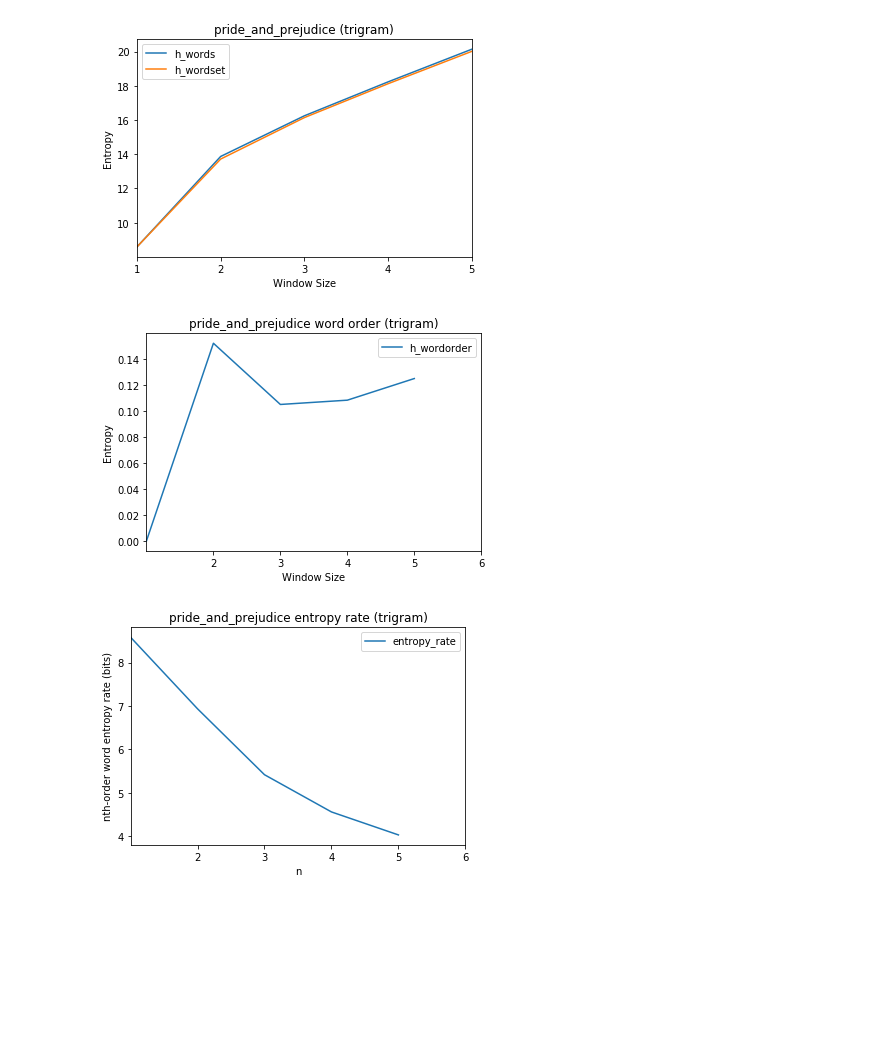
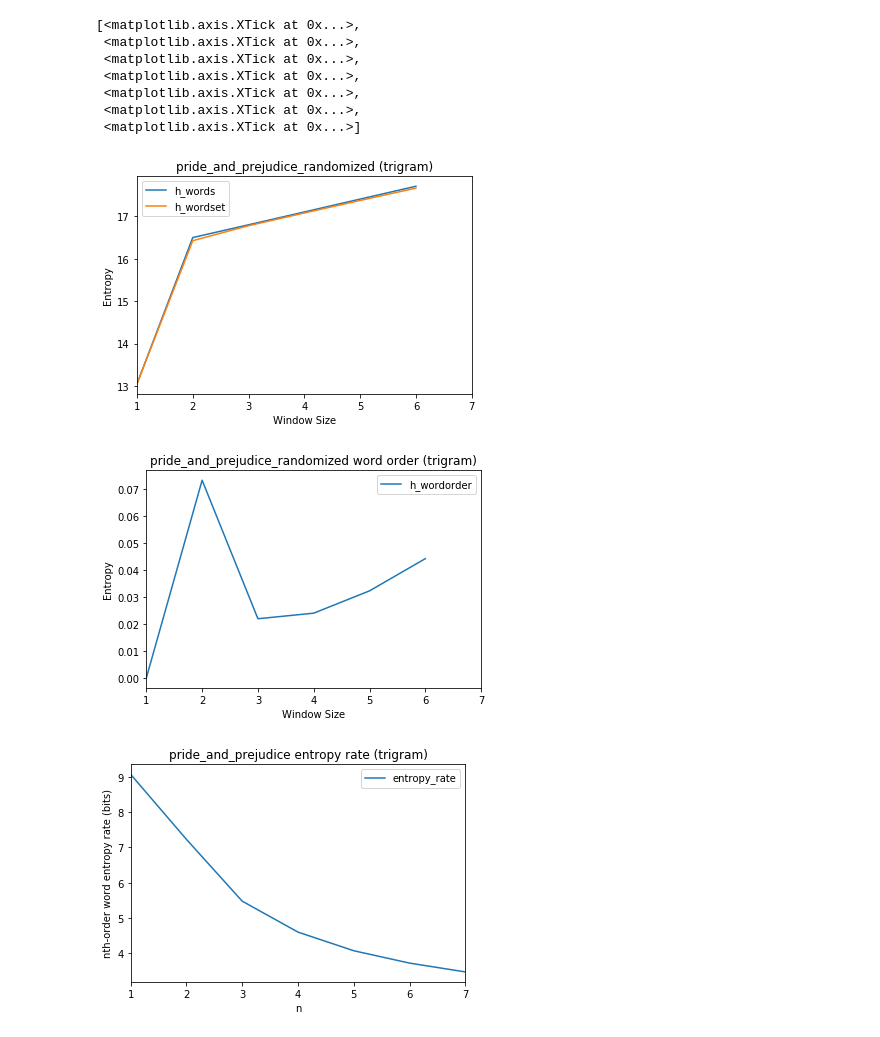
Before and after one commit to savoy1211/lsci199, a Jupyter notebook: lsci199/trigrams.ipynb, the cells around one changed output. Drawn from its saved outputs; the diff is of its cells as text; code cells hidden in the pictures; blank space fills up the shorter version.

```diff
--- a/lsci199/trigrams.ipynb
+++ b/lsci199/trigrams.ipynb
@@ -3,31 +3,54 @@ import pandas as pd
 import numpy as np
 import matplotlib.pyplot as plt
 # %%
-text = 'pride_and_prejudice'
+text = 'pride_and_prejudice_randomized'
 # %%
-file = "3gram_model_results_windows1to5_"+text
+file = "3gram_model_results_windows1to6_"+text
 df = pd.read_csv(file, index_col=0, parse_dates=True)
-df['window_size'] = [1,2,3,4,5]
+# df2 = pd.DataFrame()
+# df2['window_size'] = [1,2,3,4,5]
+# df2['h_words'] = [16.436745,18.408614,20.370098,22.337245,24.306705]
+# df2['h_wordset']= [16.369882,18.340709,20.284182,22.218693,24.150340]
+df['window_size'] = [1,2,3,4,5,6]
 ax = df.plot(x="window_size", y=["h_words", "h_wordset"], title=text+" (trigram)")
 ax.set(xlabel="Window Size", ylabel="Entropy")
-ax.set_xticks(range(1,6,1))
-plt.show()
+ax.set_xticks(range(1,8,1))
+# plt.show()
 # %% [output]
+[<matplotlib.axis.XTick at 0x...>,
+ <matplotlib.axis.XTick at 0x...>,
+ <matplotlib.axis.XTick at 0x...>,
+ <matplotlib.axis.XTick at 0x...>,
+ <matplotlib.axis.XTick at 0x...>,
+ <matplotlib.axis.XTick at 0x...>,
+ <matplotlib.axis.XTick at 0x...>]
-[figure, old version]
+[figure, new version]
 # %%
+# df['h_wordorder'] = df['h_words'] - df['h_wordset']
+# ax = df.plot(x="window_size", y=['h_wordorder'], title=text+" word order (trigram)")
+# ax.set(xlabel="Window Size", ylabel="Entropy")
+# ax.set_xticks(range(1,8,1))
+# plt.show()
+
 df['h_wordorder'] = df['h_words'] - df['h_wordset']
 ax = df.plot(x="window_size", y=['h_wordorder'], title=text+" word order (trigram)")
 ax.set(xlabel="Window Size", ylabel="Entropy")
-ax.set_xticks(range(2,7,1))
+ax.set_xticks(range(1,8,1))
 plt.show()
 # %% [output]
-[figure, old version]
+[figure, new version]
 # %%
+# df['entropy_rate'] = df['h_words'] / df['window_size']
+# ax = df.plot(x="window_size", y=['entropy_rate'], title=text+" entropy rate (trigram)")
+# ax.set(xlabel="n", ylabel="nth-order word entropy rate (bits)")
+# ax.set_xticks(range(1,8,1))
+# plt.show()
+
 df['entropy_rate'] = df['h_words'] / df['window_size']
 ax = df.plot(x="window_size", y=['entropy_rate'], title=text+" entropy rate (trigram)")
 ax.set(xlabel="n", ylabel="nth-order word entropy rate (bits)")
-ax.set_xticks(range(2,7,1))
+ax.set_xticks(range(1,8,1))
 plt.show()
 # %% [output]
-[figure, old version]
+[figure, new version]
 # %%
```
Also changed, not shown: parts of 2 cells of this notebook, 35 other files.
